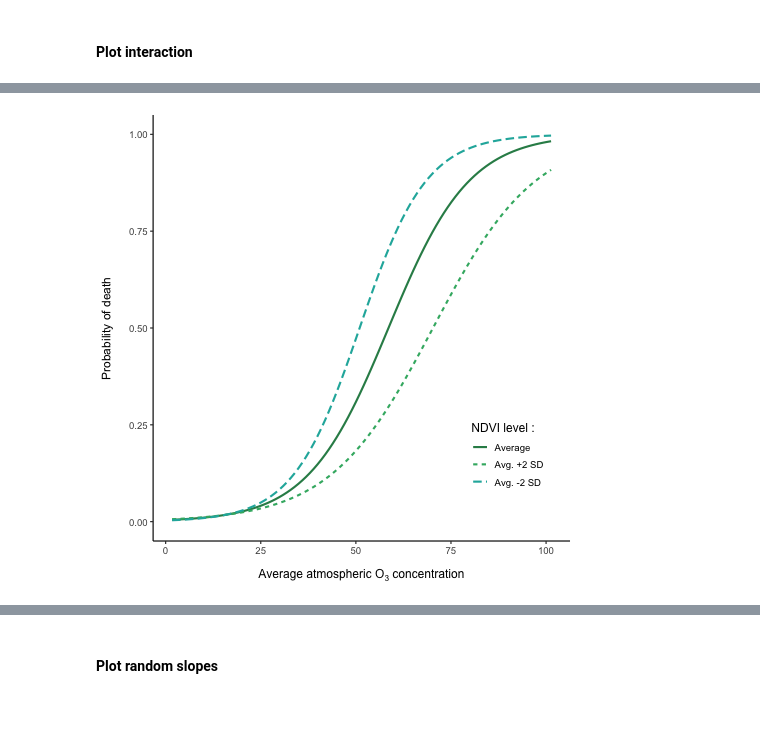
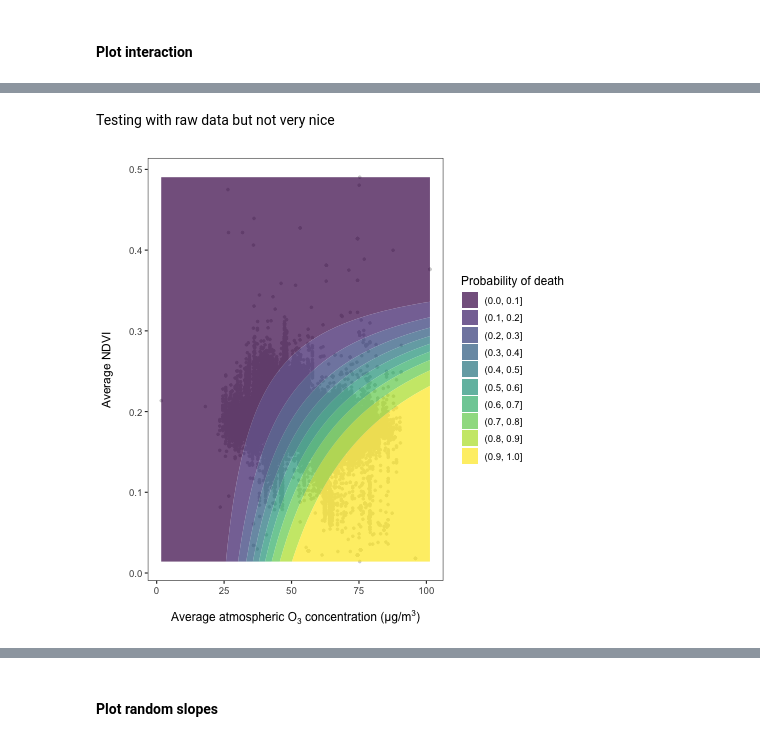
Before and after one commit to Nectar-Technologies/ledge-nectar, a Jupyter notebook: aqi/notebooks/04_plot_GLMM.ipynb, the cells around one changed output, grey strips where cells are left out. Saved outputs shown, nothing was run; the diff lists cells and outputs as text; code cells hidden in the pictures; blank space fills up the shorter version.

Commit message:
fix-- updated GLMM plots with new fit with OG vars

```diff
--- a/aqi/notebooks/04_plot_GLMM.ipynb
+++ b/aqi/notebooks/04_plot_GLMM.ipynb
@@ -66,3 +68,8 @@ Loading required package: viridisLite
+# %%
+%%R
+data$ndvi_average_sc <- scale(data$ndvi_average)
+data$o3_average_sc <- scale(data$o3_average)
+data$wspd_average_sc <- scale(data$wspd_average_og)
 # %% [markdown]
 Import the best model directly in R
 # %%
@@ -208,0 +266,5 @@ ggplot(data = filtered_data, aes(x = region, y = o3_average, colour = season)) +
+# %%
+%%R
+filtered_data$ndvi_average_sc <- scale(filtered_data$ndvi_average)
+filtered_data$o3_average_sc <- scale(filtered_data$o3_average)
+filtered_data$wspd_average_sc <- scale(filtered_data$wspd_average_og)
@@ -392,24 +590,24 @@ new_data3$predicted <- predict(
+# %% [markdown]
+Testing with raw data but not very nice
 # %%
 %%R
-palette <- c("#2E8B57", "#3CB371", "#20B2AA")
-
-p3 <- ggplot(new_data3, aes(x = o3_average, y = predicted)) +
-  geom_line(aes(linetype = ndvi_level, color = ndvi_level), linewidth = 1) +
-  scale_y_continuous(breaks = seq(0,1,0.25), limits = c(0,1)) +
-  scale_color_manual(values = palette) +
+p5 <- ggplot() +
+  geom_point(
+    data = filtered_data, aes(x = o3_average, y = ndvi_average),
+    color = "lightgray", alpha = 0.99,
+    shape = 20 #, size = 1.5
+    ) +
+  geom_contour_filled(data = grid_data, aes(x = o3_average, y = ndvi_average, z = predicted), bins = 10, alpha = 0.7) +
   labs(
-    x = expression("Average atmospheric O"[3] * " concentration"),
-    y = "Probability of death\n",
-    color = "NDVI level :",
-    linetype = "NDVI level :"
-    ) +
-  theme_classic(base_size = 12) +
+    x = expression("Average atmospheric O"[3] * " concentration (µg/m"^3*")"),
+    y = "Average NDVI\n",
+    fill = "Probability of death"
+  ) +
+  theme_bw(base_size = 12) +
   theme(
     panel.grid = element_blank(),
-    legend.position = c(0.85, 0.2),
-    legend.background = element_blank(),
     axis.title.x = element_text(margin = margin(t = 14))
   )
-p3
+p5
 # %% [output]
-[figure, old version]
+[figure, new version]
```
Also changed, not shown: parts of 73 cells of this notebook.
